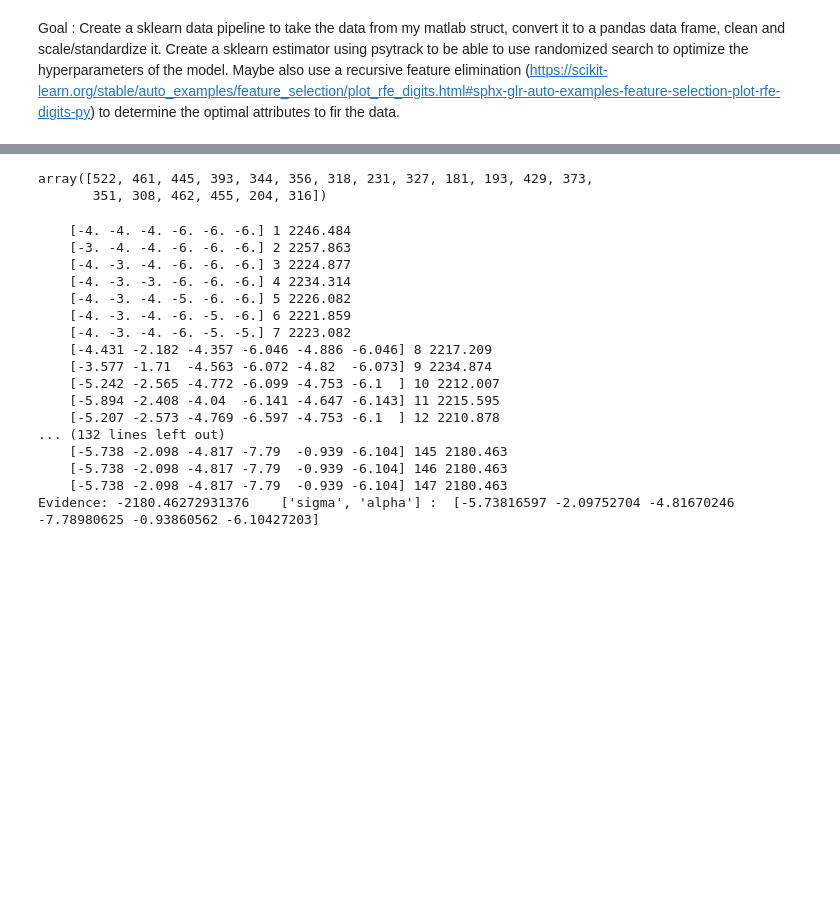
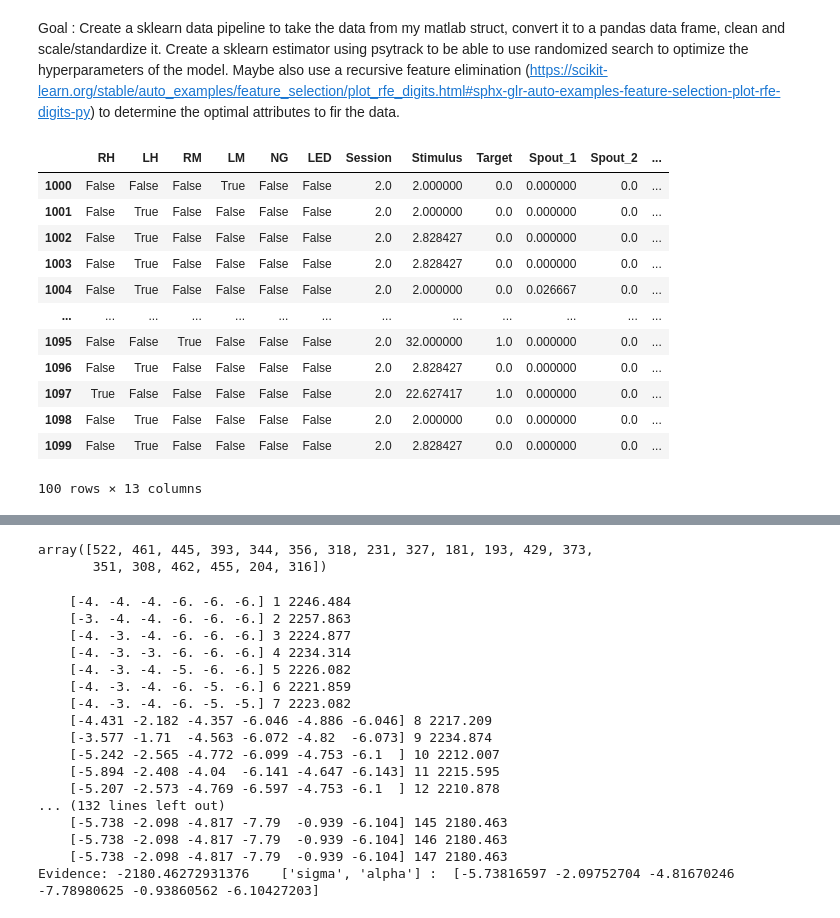
Before and after one commit to bkrall24/Learning_Strategies_Mouse_Behavior, a Jupyter notebook: psytrack_workflow.ipynb, the cells around one changed output, grey strips where cells are left out. Saved outputs shown, nothing was run; the diff lists cells and outputs as text; code cells hidden in the pictures; blank space fills up the shorter version.

```diff
--- a/psytrack_workflow.ipynb
+++ b/psytrack_workflow.ipynb
@@ -45,6 +66,21 @@ def mat_struct_2_pd(folderpath, file):
     return beh, t
 # %%
 b,t = mat_struct_2_pd(folderpath, animal)
+b.iloc[1000:1100]
+# %% [output]
+|  | RH | LH | RM | LM | NG | LED | Session | Stimulus | Target | Spout_1 | Spout_2 | ... |
+| 1000 | False | False | False | True | False | False | 2.0 | 2.000000 | 0.0 | 0.000000 | 0.0 | ... |
+| 1001 | False | True | False | False | False | False | 2.0 | 2.000000 | 0.0 | 0.000000 | 0.0 | ... |
+| 1002 | False | True | False | False | False | False | 2.0 | 2.828427 | 0.0 | 0.000000 | 0.0 | ... |
+| 1003 | False | True | False | False | False | False | 2.0 | 2.828427 | 0.0 | 0.000000 | 0.0 | ... |
+| 1004 | False | True | False | False | False | False | 2.0 | 2.000000 | 0.0 | 0.026667 | 0.0 | ... |
+| ... | ... | ... | ... | ... | ... | ... | ... | ... | ... | ... | ... | ... |
+| 1095 | False | False | True | False | False | False | 2.0 | 32.000000 | 1.0 | 0.000000 | 0.0 | ... |
+| 1096 | False | True | False | False | False | False | 2.0 | 2.828427 | 0.0 | 0.000000 | 0.0 | ... |
+| 1097 | True | False | False | False | False | False | 2.0 | 22.627417 | 1.0 | 0.000000 | 0.0 | ... |
+| 1098 | False | True | False | False | False | False | 2.0 | 2.000000 | 0.0 | 0.000000 | 0.0 | ... |
+| 1099 | False | True | False | False | False | False | 2.0 | 2.828427 | 0.0 | 0.000000 | 0.0 | ... |
+100 rows × 13 columns
 # %%
 def clean_behavior_data(b):
     import numpy as np
```
Also changed, not shown: parts of 5 cells of this notebook.
